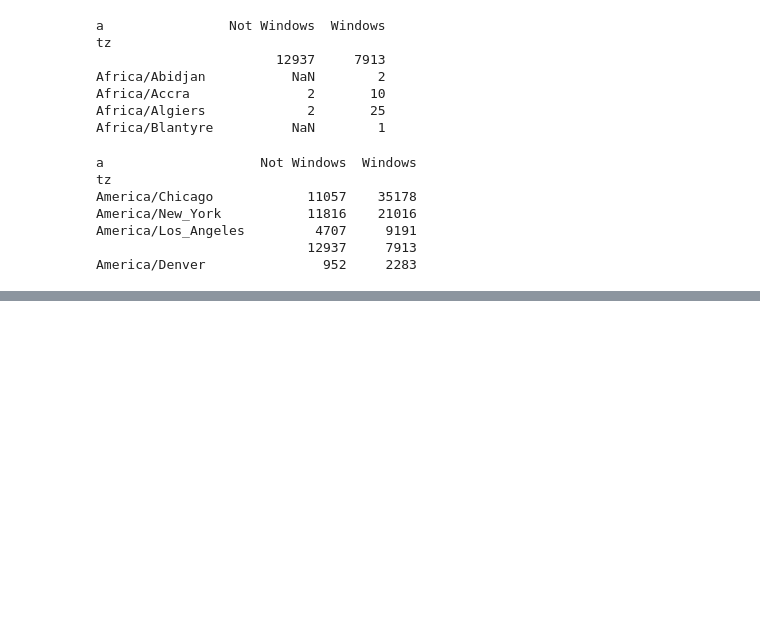
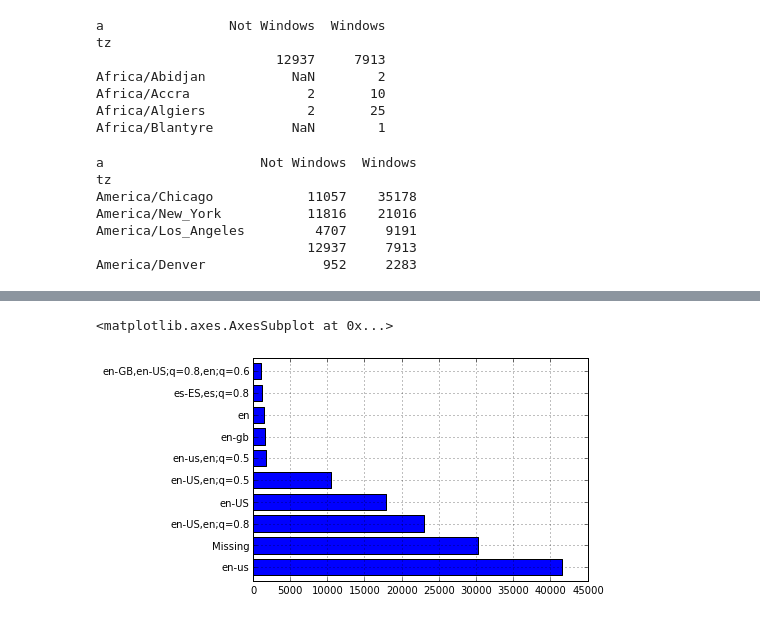
Before and after one commit to turchaev/learning-pandas, a Jupyter notebook: 1_usa_gov/1.usa.gov.ipynb, the cells around one changed output, grey strips where cells are left out. Saved outputs shown, nothing was run; the diff lists cells and outputs as text; code cells hidden in the pictures; blank space fills up the shorter version.

Commit message:
Cleaning up data

```diff
--- a/1_usa_gov/1.usa.gov.ipynb
+++ b/1_usa_gov/1.usa.gov.ipynb
@@ -259,0 +263,3 @@ America/Denver               952     2283
+# %%
+clean_frame = frame.fillna('Missing')
+clean_frame[:1]
@@ -259,0 +269,5 @@ America/Denver               952     2283
+# %%
+clean_frame['al'].value_counts()[:10].plot(kind='barh')
+# %% [output]
+<matplotlib.axes.AxesSubplot at 0x...>
+[figure, added]
```
Also changed, not shown: parts of 7 cells of this notebook, 1 other file.
